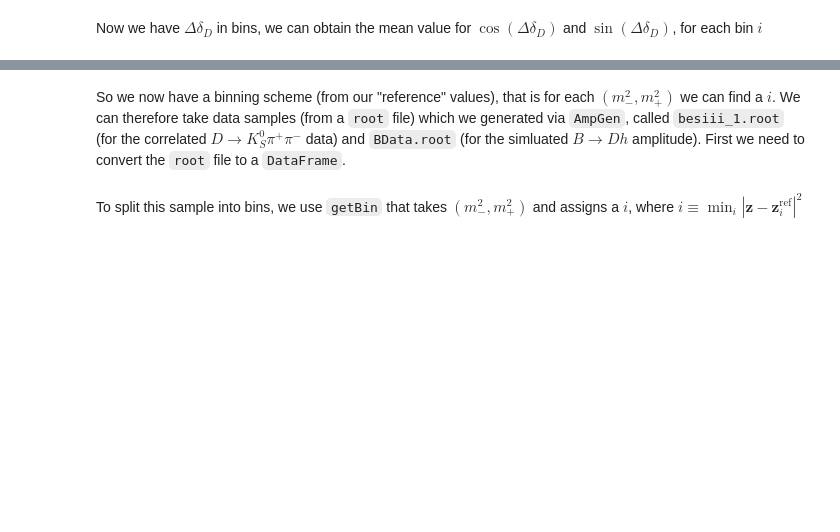
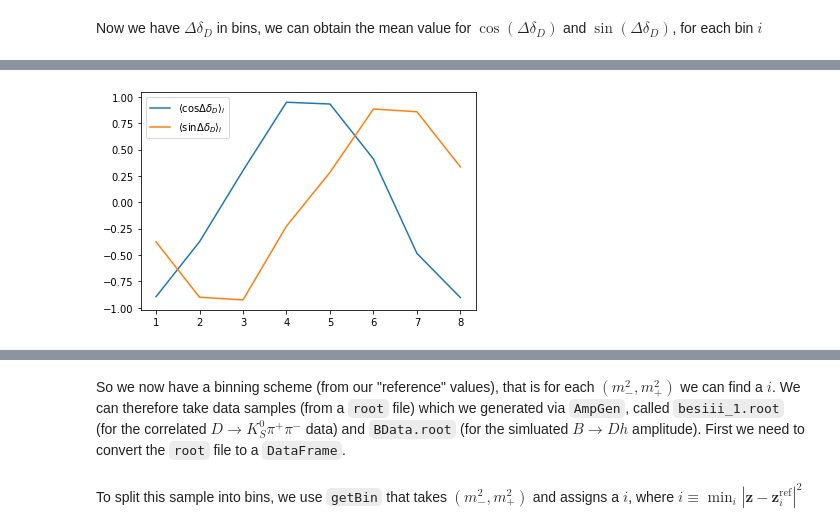
Before and after one commit to jakelane137/MI_Notebook, a Jupyter notebook: MI.ipynb, the cells around one changed output, grey strips where cells are left out. Cells and saved outputs as stored; diff of their text form; code cells hidden in the pictures; blank space fills up the shorter version.

```diff
--- a/MI.ipynb
+++ b/MI.ipynb
@@ -105,8 +120,8 @@ for i in range(1,9):
 
     f,a=plt.subplots(1,1)
 
-    xp, yp, ddp = df_Bin_plus.T.values
-    xm, ym, ddm = df_Bin_minus.T.values
+    xp, yp, ddp, FpP, FmP = df_Bin_plus.T.values
+    xm, ym, ddm, FpM, FmM = df_Bin_minus.T.values
 
     a.scatter(xp,yp, s=0.01, marker="x")
     a.scatter(xm,ym, s=0.01, marker="x")
@@ -165,27 +180,84 @@ print(ref_bins)
 Now we have $\Delta \delta_D$ in bins, we can obtain the mean value for $\cos(\Delta \delta_D)$ and $\sin(\Delta \delta_D)$, for each bin $i$
 # %%
 ci = {}
+dci = {}
 si = {}
+dsi = {}
+
+Fpi = {}
+Fmi = {}
 for i in range(1,9):
-    _ci, _si = 0,0
+    _ci, _si, _Fpi, _Fmi = [],[],0,0
     ddp = ref_bins[f"{i}"]["dd"].values
     ddm = ref_bins[f"{-i}"]["dd"].values
+
+    FpP = ref_bins[f"{i}"]["Fp"].values
+    FpM = ref_bins[f"{-i}"]["Fp"].values
+
+    FmP = ref_bins[f"{i}"]["Fm"].values
+    FmM = ref_bins[f"{-i}"]["Fm"].values
+
     Np = len(ddp)
     Nm = len(ddm)
-    N = Np + Nm
+    _N = Np + Nm
     for dd in ddp:
-        _ci += np.cos(dd)
-        _si += np.sin(dd)
+        _ci.append(np.cos(dd))
+        _si.append(np.sin(dd))
     for dd in ddm:
-        _ci += np.cos(dd)
-        _si += -np.sin(dd)
+        _ci.append(np.cos(dd))
+        _si.append(-np.sin(dd))
+
+    for fpp in FpP:
+        _Fpi += fpp**2
+
+    for fpm in FpM:
+        _Fpi += fpm**2
+
+    for fmp in FmP:
+        _Fmi += fmp**2
+
+    for fmm in FmM:
+        _Fmi += fmm**2
 
 
-    ci[f"{i}"] = _ci/N
-    si[f"{i}"] = _si/N
+    _ci = np.array(_ci)
+    _si = np.array(_si)
 
 
-print(f"i\tci\tsi")
+    ci[f"{i}"] = np.mean(_ci)
+    dci[f"{i}"] = np.std(_ci)**0.5/len(_ci)**0.5
+    si[f"{i}"] = np.mean(_si)
+    dsi[f"{i}"] = np.std(_si)**0.5/len(_ci)**0.5
+    Fpi[f"{i}"] = _Fpi/FpSum
+    Fmi[f"{i}"] = _Fmi/FmSum
+
+
+
+_x = []
+_c = []
+_s = []
+print(f"i\tci\tsi\tF_i\tF_-i")
 for key in ci:
-    print(f"{key}\t{round(ci[key], 3)}\t{round(si[key], 3)} ")
+    print(f"{key}\t{round(ci[key], 3)}\t{round(si[key], 3)}\t{round(Fpi[key],3)}\t{round(Fmi[key],3)}")
+    _x.append(int(key))
+    _c.append(float(ci[key]))
+    _s.append(float(si[key]))
+
+
+f,a=plt.subplots(1,1)
+a.plot(_x,_c,label=r"$\langle \cos\Delta \delta_D\rangle_i$")
+a.plot(_x,_s,label=r"$\langle \sin\Delta \delta_D\rangle_i$")
+a.legend()
+
+f2,a2=plt.subplots(1,1)
+th=np.linspace(0,2*np.pi,100)
+_X = np.cos(th)
+_Y = np.sin(th)
+a2.plot(_X,_Y)
+for key in ci:
+    a2.errorbar(ci[key],si[key],xerr=dci[key],yerr=dsi[key],marker="x",color="red")
+
+
+cTrue = ci
+sTrue = si
 # %% [output]
@@ -200,0 +273 @@ i       ci      si
+[figure, added]
```
Also changed, not shown: parts of 24 cells of this notebook.
